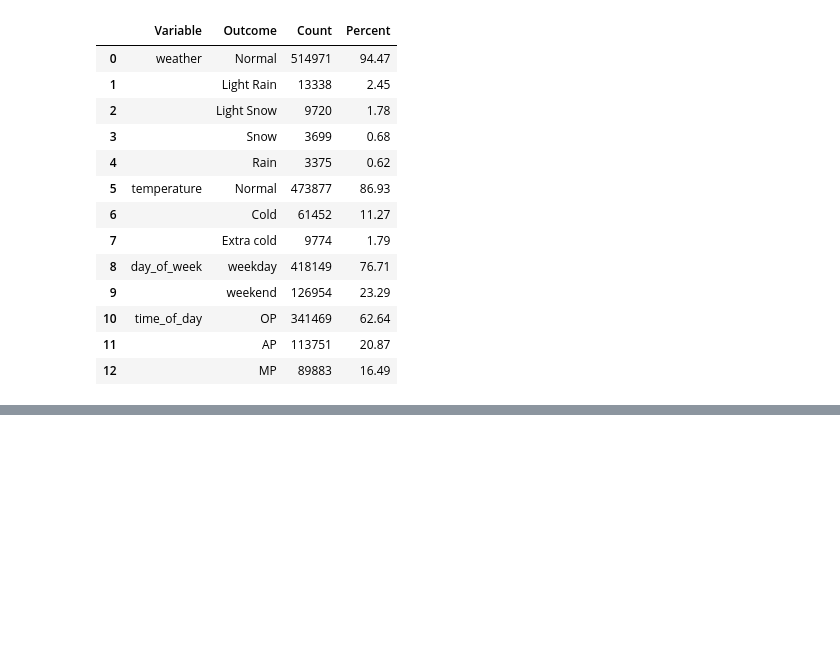
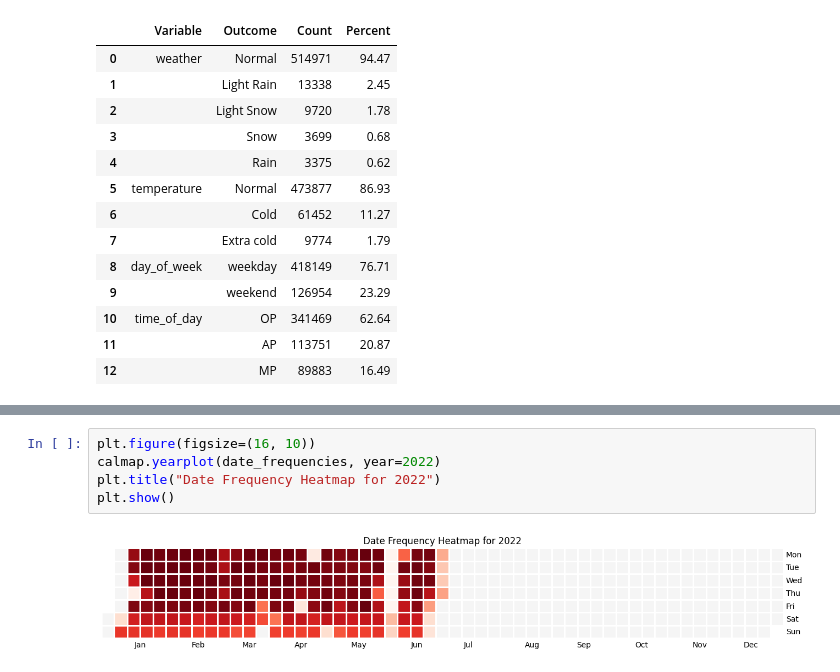
Before and after one commit to giancarlohc/Applied-AI-in-Transportation, a Jupyter notebook: Project/ProjectCode.ipynb, the cells around one changed output, grey strips where cells are left out. Cells and saved outputs as stored; diff of their text form; blank space fills up the shorter version.

```diff
--- a/Project/ProjectCode.ipynb
+++ b/Project/ProjectCode.ipynb
@@ -111,0 +143,7 @@ rp.summary_cat(dataset[["weather", "temperature","day_of_week","time_of_day"]])
+# %%
+plt.figure(figsize=(16, 10))
+calmap.yearplot(date_frequencies, year=2022)
+plt.title("Date Frequency Heatmap for 2022")
+plt.show()
+# %% [output]
+[figure, added]
```
Also changed, not shown: parts of 4 cells of this notebook.
